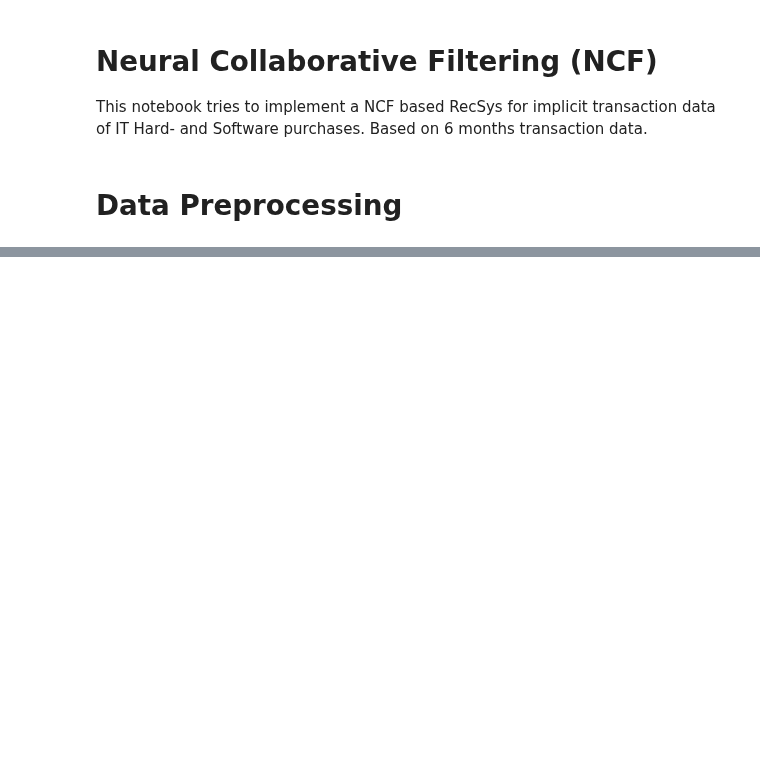
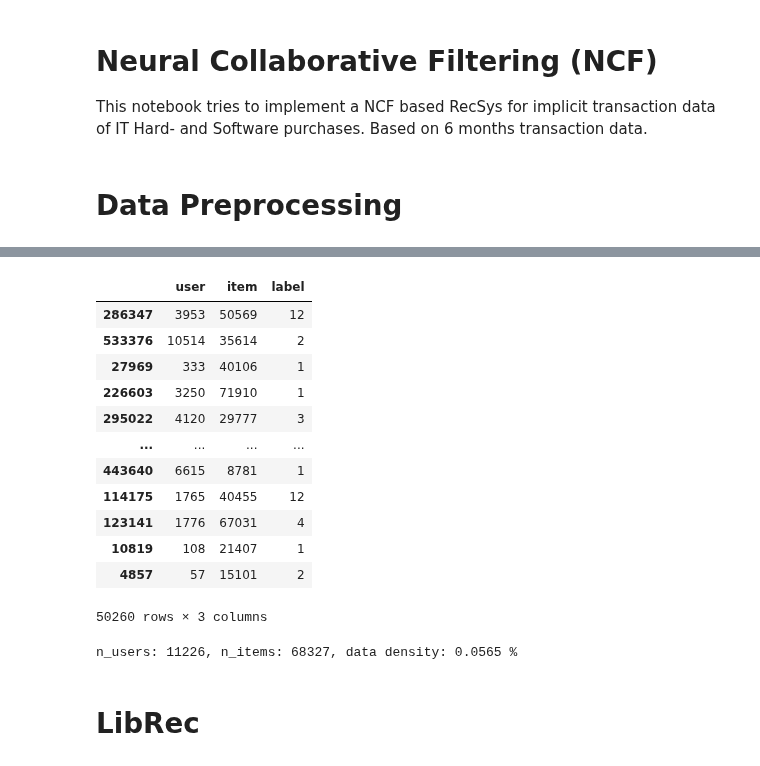
Before and after one commit to vincm1/RecSys_Implicit, a Jupyter notebook: Neural_Collaborative_Filtering_(NCF).ipynb, the cells around one changed output, grey strips where cells are left out. Saved outputs shown, nothing was run; the diff lists cells and outputs as text; code cells hidden in the pictures; blank space fills up the shorter version.

```diff
--- a/Neural_Collaborative_Filtering_(NCF).ipynb
+++ b/Neural_Collaborative_Filtering_(NCF).ipynb
@@ -497,0 +91,3 @@ array([0.82334673], dtype=float32)
+# %%
+# drop customers that only purchased 1 SKU
+df = df[df["sku_count"] > 1]
@@ -497,0 +110,5 @@ array([0.82334673], dtype=float32)
+# %%
+df_2 = df.groupby(['bcn_id', 'sku_id']).agg({
+                                        'Qty Shipped':'sum',
+                                        'purchase': 'sum'}).reset_index()
+df_2["purch_bin"] = 1
@@ -497,0 +124,20 @@ array([0.82334673], dtype=float32)
+# %%
+df_2 = df_2.rename(columns={"bcn_id":"user", "sku_id":"item", "purchase":"label"})
+# %%
+train, test, eval = random_split(df_2[["user", "item", "label"]], multi_ratios=[0.8,0.1,0.1])
+# %%
+test
+# %% [output]
+|  | user | item | label |
+| 286347 | 3953 | 50569 | 12 |
+| 533376 | 10514 | 35614 | 2 |
+| 27969 | 333 | 40106 | 1 |
+| 226603 | 3250 | 71910 | 1 |
+| 295022 | 4120 | 29777 | 3 |
+| ... | ... | ... | ... |
+| 443640 | 6615 | 8781 | 1 |
+| 114175 | 1765 | 40455 | 12 |
+| 123141 | 1776 | 67031 | 4 |
+| 10819 | 108 | 21407 | 1 |
+| 4857 | 57 | 15101 | 2 |
+50260 rows × 3 columns
@@ -497,0 +148,6 @@ array([0.82334673], dtype=float32)
+# %%
+data_info
+# %% [output]
+n_users: 11226, n_items: 68327, data density: 0.0565 %
+# %% [markdown]
+# LibRec
```
Also changed, not shown: parts of 62 cells of this notebook.
